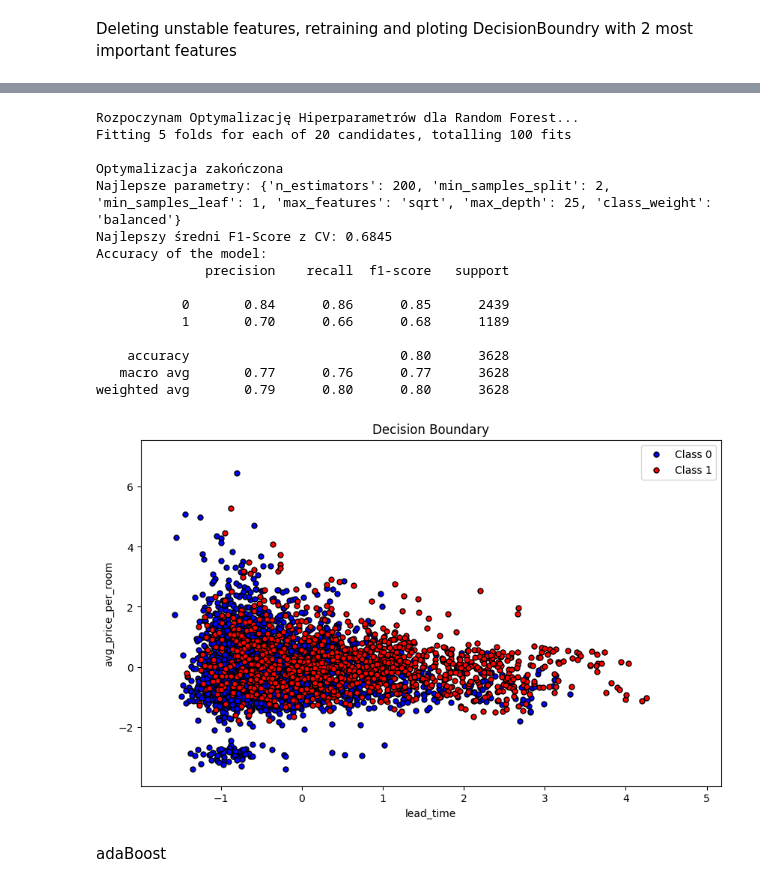
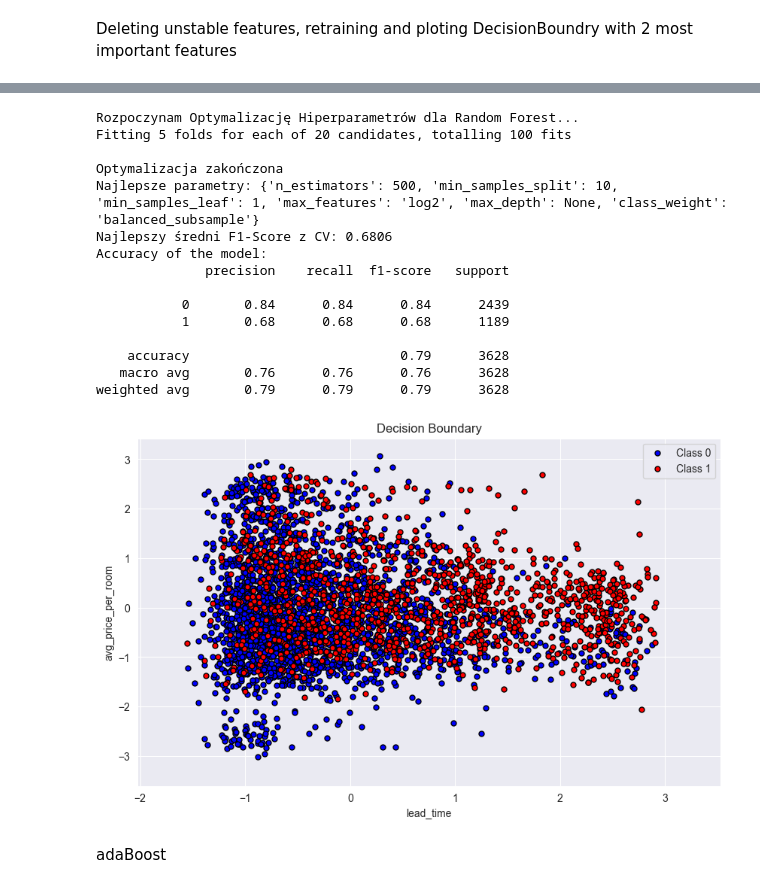
Before and after one commit to KsaweryKomasara/Projekt_KNDS, a Jupyter notebook: Notebooks/main.ipynb, the cells around one changed output, grey strips where cells are left out. Cells and saved outputs as stored; diff of their text form; code cells hidden in the pictures.

```diff
--- a/Notebooks/main.ipynb
+++ b/Notebooks/main.ipynb
@@ -478,27 +506,28 @@ weighted avg       0.88      0.88      0.88      3628
 # %%
 top_features = ["lead_time", "avg_price_per_room"]
 X_train_top = X_train[top_features]
 X_test_top = X_test[top_features]
 rf_top = randomForest.randomForestTraining(X_train_top, y_train)
-modelDescription.modelBenchmark(rf_top, X_test_top, y_test)
+y_pred_top = rf_top.predict(X_test_top)
+modelDescription.modelBenchmark(y_test, y_pred_top)
 modelDescription.DecisionBoundryWithJitter(rf_top, X_test_top, y_test, jitter_amount=0.2)
 # %% [output]
 Rozpoczynam Optymalizację Hiperparametrów dla Random Forest...
 Fitting 5 folds for each of 20 candidates, totalling 100 fits
 
 Optymalizacja zakończona
-Najlepsze parametry: {'n_estimators': 200, 'min_samples_split': 2, 'min_samples_leaf': 1, 'max_features': 'sqrt', 'max_depth': 25, 'class_weight': 'balanced'}
-Najlepszy średni F1-Score z CV: 0.6845
+Najlepsze parametry: {'n_estimators': 500, 'min_samples_split': 10, 'min_samples_leaf': 1, 'max_features': 'log2', 'max_depth': None, 'class_weight': 'balanced_subsample'}
+Najlepszy średni F1-Score z CV: 0.6806
 Accuracy of the model:
               precision    recall  f1-score   support
 
-           0       0.84      0.86      0.85      2439
-           1       0.70      0.66      0.68      1189
+           0       0.84      0.84      0.84      2439
+           1       0.68      0.68      0.68      1189
 
-    accuracy                           0.80      3628
-   macro avg       0.77      0.76      0.77      3628
-weighted avg       0.79      0.80      0.80      3628
+    accuracy                           0.79      3628
+   macro avg       0.76      0.76      0.76      3628
+weighted avg       0.79      0.79      0.79      3628
-[figure, old version]
+[figure, new version]
 # %% [markdown]
 adaBoost
 # %%
```
Also changed, not shown: parts of 21 cells of this notebook, 3 other files.
